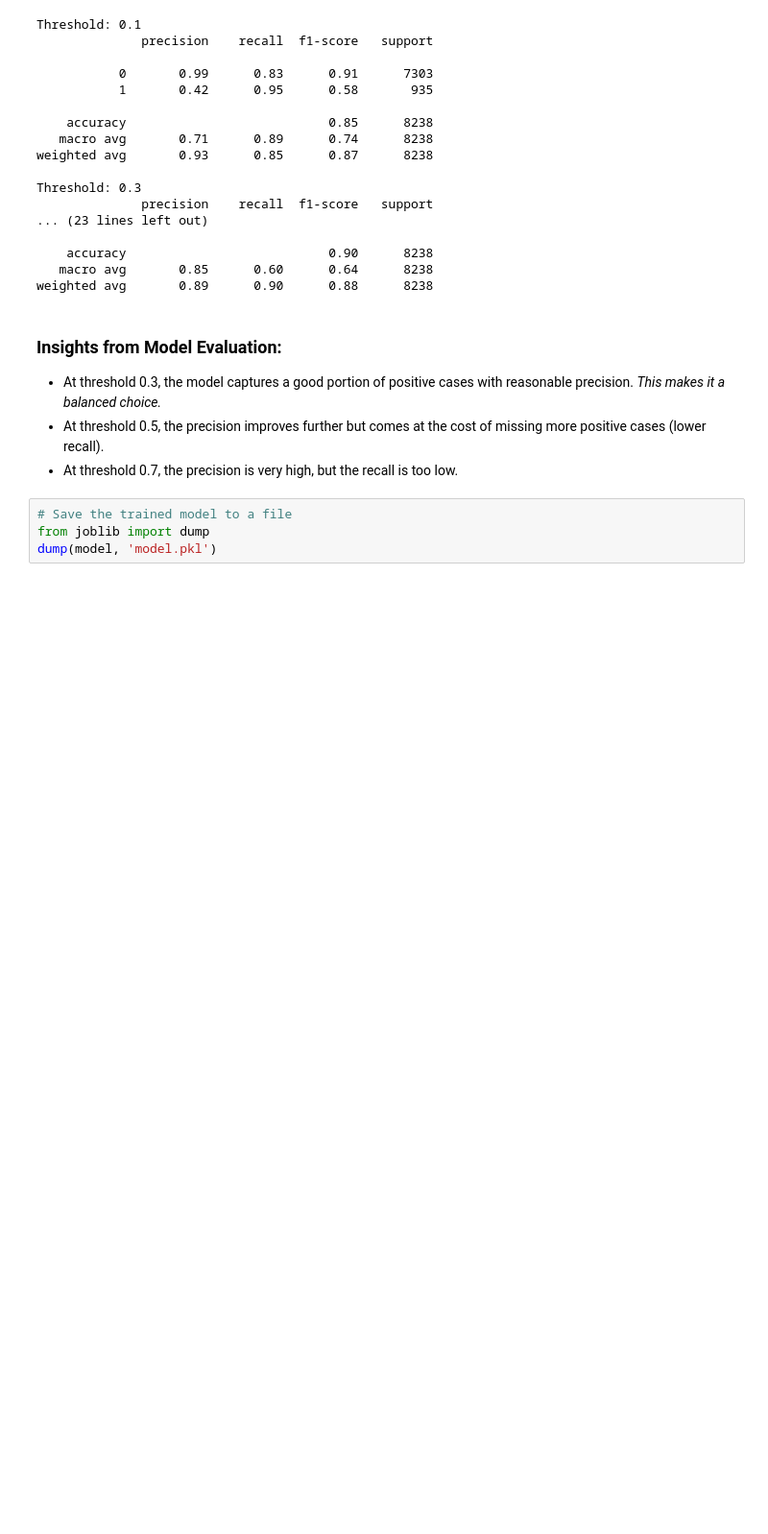
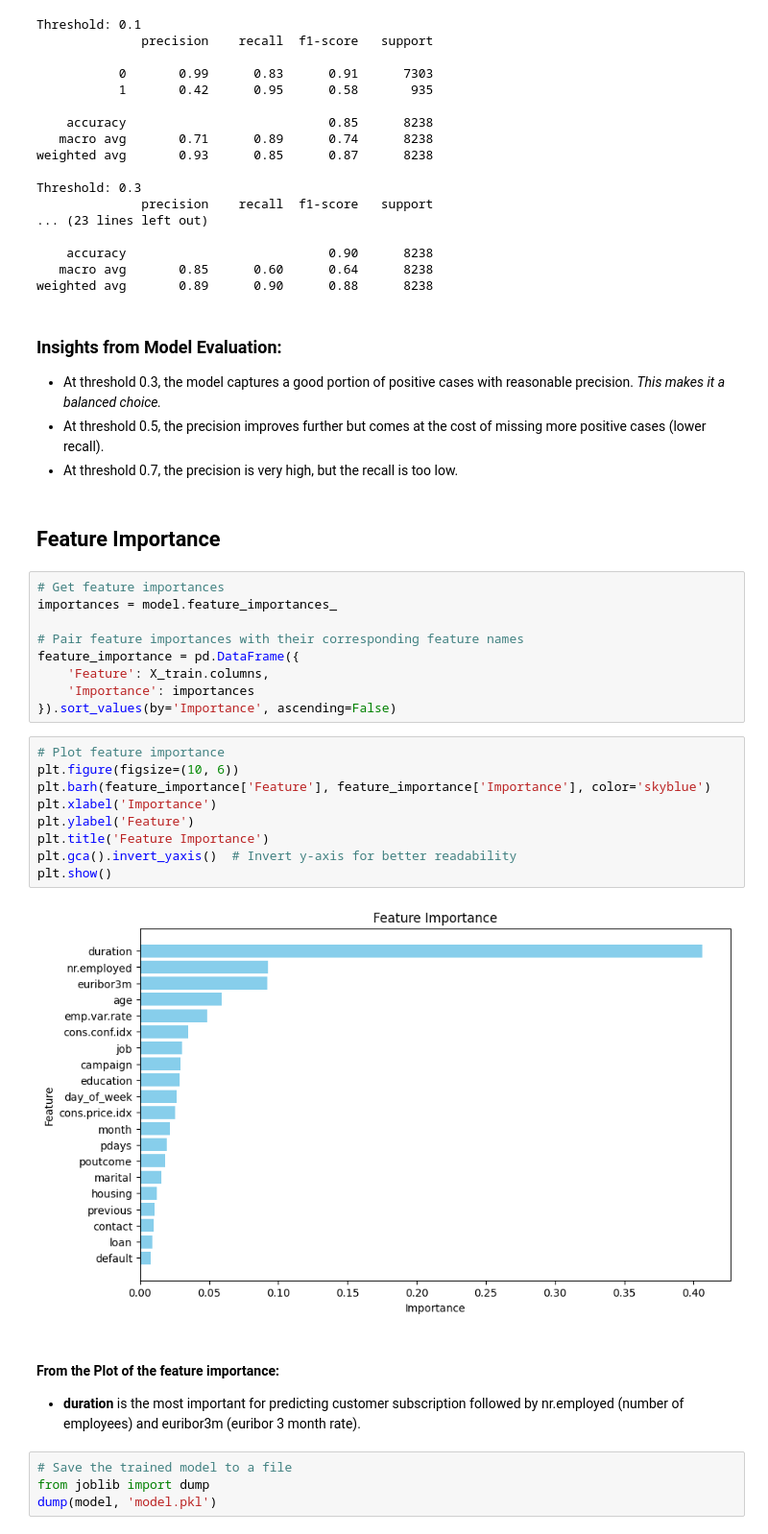
Before and after one commit to matth-adenyo/term_deposit_subscription_analysis, a Jupyter notebook: Predictive Model for Term Deposit Subscriptions.ipynb, the cells around one changed output. Shown at 96% size. Saved outputs shown, nothing was run; the diff lists cells and outputs as text; blank space fills up the shorter version.

```diff
--- a/Predictive Model for Term Deposit Subscriptions.ipynb
+++ b/Predictive Model for Term Deposit Subscriptions.ipynb
@@ -372,6 +396,31 @@ weighted avg       0.89      0.90      0.88      8238
 - At threshold 0.3, the model captures a good portion of positive cases with reasonable precision. *This makes it a balanced choice.*
 - At threshold 0.5, the precision improves further but comes at the cost of missing more positive cases (lower recall).
 - At threshold 0.7, the precision is very high, but the recall is too low.
+# %% [markdown]
+## Feature Importance
+# %%
+# Get feature importances
+importances = model.feature_importances_
+
+# Pair feature importances with their corresponding feature names
+feature_importance = pd.DataFrame({
+    'Feature': X_train.columns,
+    'Importance': importances
+}).sort_values(by='Importance', ascending=False)
+# %%
+# Plot feature importance
+plt.figure(figsize=(10, 6))
+plt.barh(feature_importance['Feature'], feature_importance['Importance'], color='skyblue')
+plt.xlabel('Importance')
+plt.ylabel('Feature')
+plt.title('Feature Importance')
+plt.gca().invert_yaxis()  # Invert y-axis for better readability
+plt.show()
+# %% [output]
+[figure, added]
+# %% [markdown]
+#### From the Plot of the feature importance:
+- **duration** is the most important for predicting customer subscription followed by nr.employed (number of employees) and euribor3m (euribor 3 month rate).
 # %%
 # Save the trained model to a file
 from joblib import dump
```
Also changed, not shown: parts of 1 cell of this notebook.
